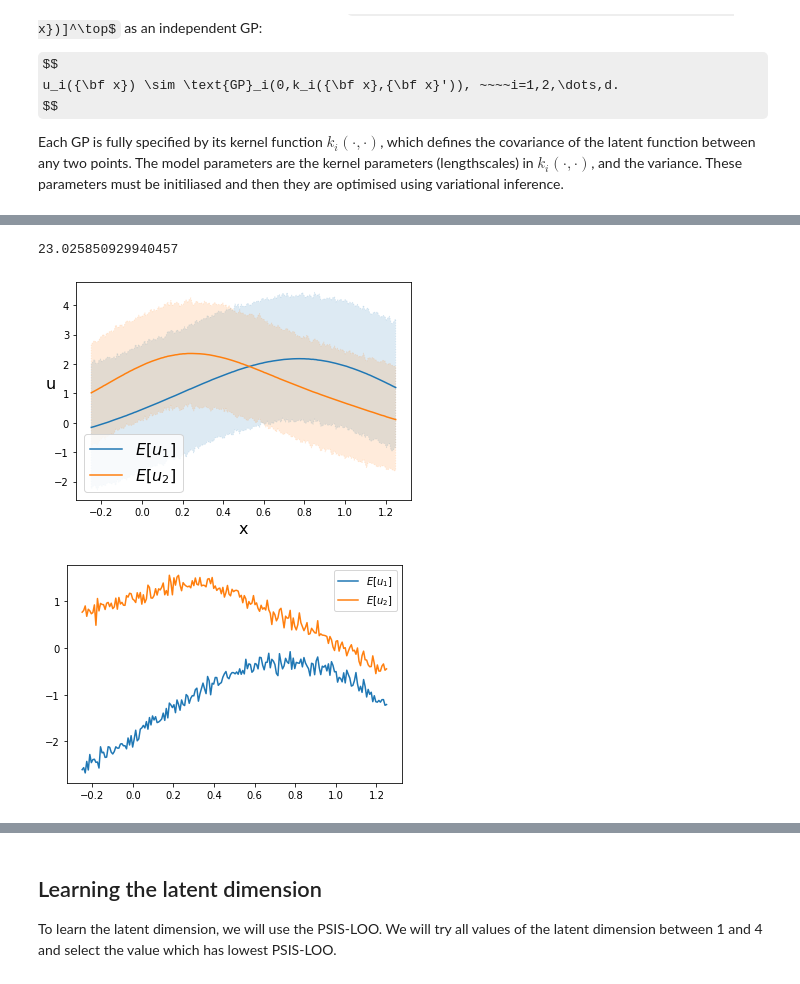
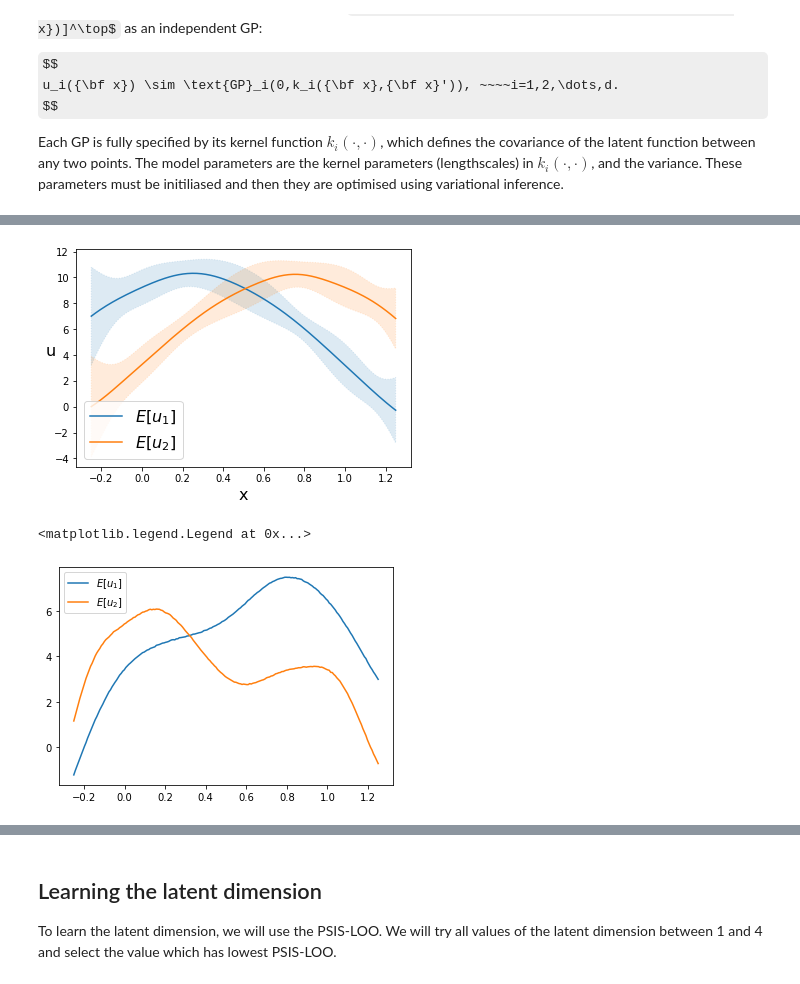
Before and after one commit to benavoli/prefGP, a Jupyter notebook: notebooks/Choosing_cupcakes.ipynb, the cells around one changed output, grey strips where cells are left out. Cells and saved outputs as stored; diff of their text form; code cells hidden in the pictures; some formulas as TeX source.

```diff
--- a/notebooks/Choosing_cupcakes.ipynb
+++ b/notebooks/Choosing_cupcakes.ipynb
@@ -122,23 +137,24 @@ Kernel = jaxrbf.RBF
 params = {'lengthscale_0': {'value':1.0*np.ones(data["X"].shape[1],float),
                             'range':np.vstack([[0.1, 3.0]]*data["X"].shape[1]),
                             'transform': paramz.logexp()},
-                 'variance_0': {'value':np.array([1.0]),
-                            'range':np.vstack([[1.0, 200.0]]),
+           'variance_0': {'value':np.array([10.0]),
+                            'range':np.vstack([[1.0, 100.0]]),
                             'transform': paramz.logexp()},
           'lengthscale_1': {'value':1.0*np.ones(data["X"].shape[1],float),
                             'range':np.vstack([[0.1, 3.0]]*data["X"].shape[1]),
                             'transform': paramz.logexp()},
-                 'variance_1': {'value':np.array([1.0]),
-                            'range':np.vstack([[1.0, 200.0]]),
+           'variance_1': {'value':np.array([10.0]),
+                            'range':np.vstack([[1.0, 100.0]]),
                             'transform': paramz.logexp()}
               }
 
+
+
 # define choice model
-model = erroneousChoice(data,Kernel,params,latent_dim, scale=5)
+model = erroneousChoice(data,Kernel,params,latent_dim,typeR="pseudo",jitter=1e-6)
 # compute variational inference and estimate hyperparameters
-model.optimize_hyperparams(niterations=5000,kernel_hypers_fixed=False)
+model.optimize_hyperparams(niterations=3000,kernel_hypers_fixed=False,
+                           #init_f=np.zeros(2*X.shape[0]),
+                           diagonal=False)
 print(model.params)
-# predicted samples
-predictions = model.predict_VI(Xpred)
-#it returns the joint mean (predictions[0]) and joint covariance matrix (predictions[1]) for the latent utilities. They have
 # %% [output]
@@ -157,40 +162,40 @@ NameError: name 'aaa' is not defined
-# %%
-np.log(1e10)
-# %% [output]
-23.025850929940457
 # %%
-import arviz as az
-from scipy.stats import multivariate_normal
+predictions = model.predict_VI(Xpred)
 
-samples1 = multivariate_normal( predictions[0][:,0], predictions[1]+1e-2*np.eye(predictions[1].shape[0])).rvs(4000)
-cred_int1 = az.hdi(samples1)
+mean=predictions[0]
+Sigma=predictions[1]
+mean1=mean[0:Xpred.shape[0]]
+mean2=mean[Xpred.shape[0]:]
+d=np.sqrt(np.diag(Sigma[0:Xpred.shape[0],0:Xpred.shape[0]]))[:,None]
+cred_int1=mean1+2*np.hstack([-d,d])
+d=np.sqrt(np.diag(Sigma[Xpred.shape[0]:,Xpred.shape[0]:]))[:,None]
+cred_int2=mean2+2*np.hstack([-d,d])
+plt.plot(Xpred[:,0],mean1,color='C0',label="$E[u_1]$")
+plt.plot(Xpred[:,0],mean2,color='C1',label="$E[u_2]$")
+plt.fill_between(Xpred[:,0],cred_int1[:,0],cred_int1[:,1],
+                 color='C0', linestyle=':',alpha=0.15)
 
-mean1=np.mean(samples1,axis=0)[0:Xpred.shape[0]]
-mean2=np.mean(samples1,axis=0)[Xpred.shape[0]:]
-plt.plot(Xpred[:,0],mean1,color='C0',label="$E[u_1]$")
-plt.fill_between(Xpred[:,0],cred_int1[0:Xpred.shape[0],0],cred_int1[0:Xpred.shape[0],1],color='C0', linestyle=':',alpha=0.15)
-plt.plot(Xpred[:,0],mean2,color='C1',label="$E[u_2]$")
-plt.fill_between(Xpred[:,0],cred_int1[Xpred.shape[0]:,0],cred_int1[Xpred.shape[0]:,1],color='C1', linestyle=':',alpha=0.15)
+plt.fill_between(Xpred[:,0],cred_int2[:,0],cred_int2[:,1],color='C1', linestyle=':',alpha=0.15)
 
 plt.xlabel("x", fontsize=16)
 plt.ylabel("u", fontsize=16, rotation=0)
 plt.legend(fontsize=16,loc='lower left')
-plt.savefig("EstimatedCupcakes.pdf")
+plt.savefig("EstimatedCupcakes_pseudo_pseudo.pdf")
 # %% [output]
-[figure, old version]
+[figure, new version]
 # %%
-import arviz as az
 from scipy.stats import multivariate_normal
 mean = predictions[0]
 Sigma = predictions[1]
 #first utility
-samples = multivariate_normal(mean[:,0],Sigma+1e-2*np.eye(Sigma.shape[0])).rvs(100)
-i = 5
+samples = multivariate_normal(mean[:,0],Sigma+1e-4*np.eye(Sigma.shape[0])).rvs(100)
+i =6
 u1 = samples[i][0:Xpred.shape[0]]
 u2 = samples[i][Xpred.shape[0]:]
 plt.plot(Xpred[:,0],u1,color='C0',label="$E[u_1]$")
 plt.plot(Xpred[:,0],u2,color='C1',label="$E[u_2]$")
 plt.legend()
-plt.savefig("Estimatedcupcakesamples.pdf")
+#plt.savefig("Estimatedcupcakesamples.pdf")
 # %% [output]
+<matplotlib.legend.Legend at 0x...>
-[figure, old version]
+[figure, new version]
```
Also changed, not shown: parts of 12 cells of this notebook, 36 other files.
